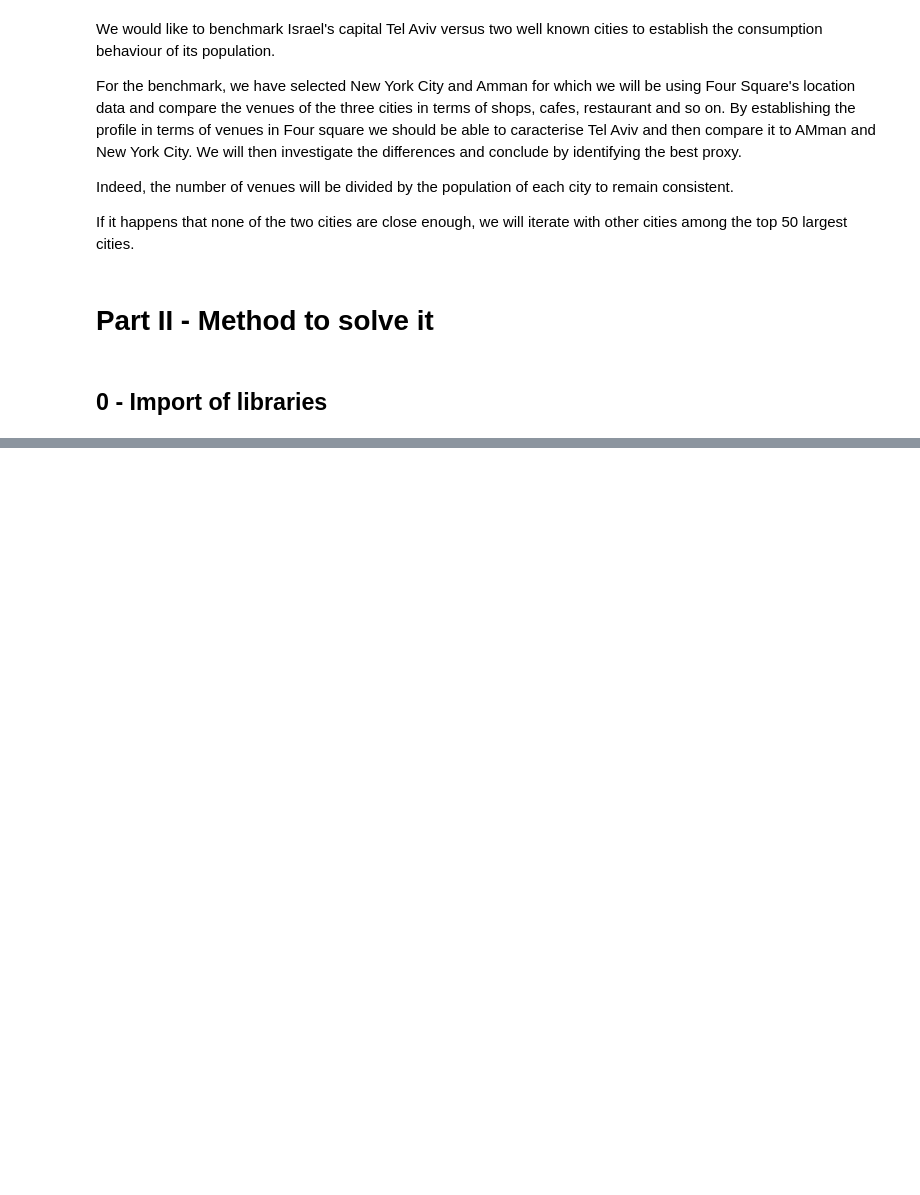
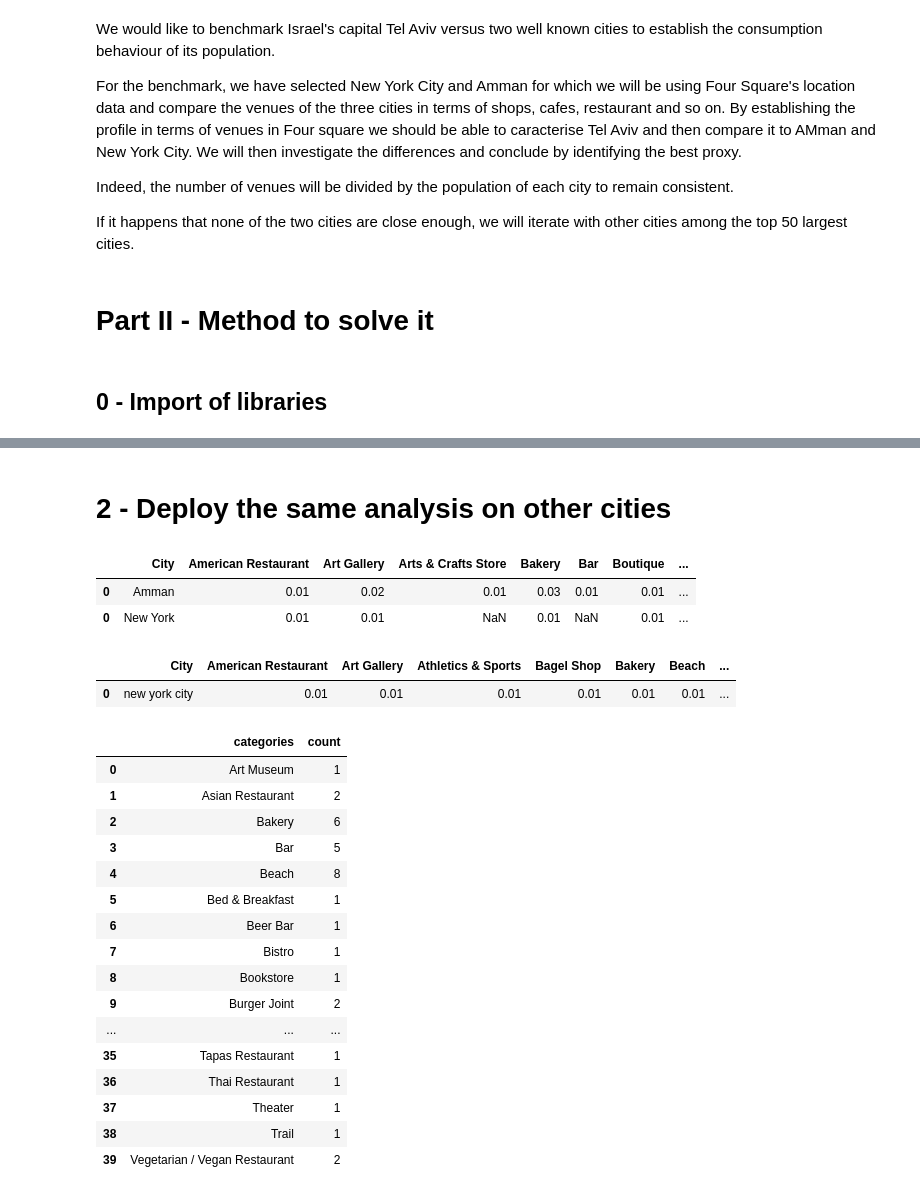
Before and after one commit to AdGir/DataScience_capstone, a Jupyter notebook: Compare_Israel_NYC_Amman.ipynb, the cells around one changed output, grey strips where cells are left out. Drawn from its saved outputs; the diff is of its cells as text; code cells hidden in the pictures; blank space fills up the shorter version.

```diff
--- a/Compare_Israel_NYC_Amman.ipynb
+++ b/Compare_Israel_NYC_Amman.ipynb
@@ -115,21 +117,5 @@ print('The geograpical coordinate of NYC are {}, {}.'.format(nyc_latitude, nyc_l
-# %%
-LIMIT = 1000 # limit of number of venues returned by Foursquare API
-
-radius = 10000 # define radius in meters
-
-# create URL
-
-url = 'https://api.foursquare.com/v2/venues/explore?&client_id={}&client_secret={}&v={}&ll={},{}&radius={}&limit={}'.format(
-    CLIENT_ID,
-    CLIENT_SECRET,
-    VERSION,
-    nyc_latitude,
-    nyc_longitude,
-    radius,
-    LIMIT)
-nyc_results = requests.get(url).json()
 # %%
-venues = nyc_results['response']['groups'][0]['items']
+venues = results['response']['groups'][0]['items']
 
 nearby_venues = json_normalize(venues) # flatten JSON
 
@@ -149,23 +139,0 @@ nearby_venues.head()
-# %%
-address = 'Israel'
-
-geolocator = Nominatim(user_agent="ny_explorer")
-location = geolocator.geocode(address)
-israel_latitude = location.latitude
-israel_longitude = location.longitude
-print('The geograpical coordinate of Israel are {}, {}.'.format(israel_latitude, israel_longitude))
-# %%
-LIMIT = 1000 # limit of number of venues returned by Foursquare API
-
-radius = 10000 # define radius in meters
-
-# create URL
-
-url = 'https://api.foursquare.com/v2/venues/explore?&client_id={}&client_secret={}&v={}&ll={},{}&radius={}&limit={}'.format(
-    CLIENT_ID,
-    CLIENT_SECRET,
-    VERSION,
-    israel_latitude,
-    israel_longitude,
-    radius,
-    LIMIT)
@@ -171,0 +160,2 @@ url = 'https://api.foursquare.com/v2/venues/explore?&client_id={}&client_secret=
+# %% [markdown]
+# 2 - Deploy the same analysis on other cities
@@ -171,0 +216,36 @@ url = 'https://api.foursquare.com/v2/venues/explore?&client_id={}&client_secret=
+# %%
+#Créer un dataframe vide avec en column les noms de tous les venues categories possibles et puis y append() les villes
+result = collect_venues('Amman')
+result = result.append(collect_venues('New York'), sort=False)
+result
+# %% [output]
+|  | City | American Restaurant | Art Gallery | Arts & Crafts Store | Bakery | Bar | Boutique | ... |
+| 0 | Amman | 0.01 | 0.02 | 0.01 | 0.03 | 0.01 | 0.01 | ... |
+| 0 | New York | 0.01 | 0.01 | NaN | 0.01 | NaN | 0.01 | ... |
+# %%
+result_nyc = collect_venues('new york city')
+result_nyc
+# %% [output]
+|  | City | American Restaurant | Art Gallery | Athletics & Sports | Bagel Shop | Bakery | Beach | ... |
+| 0 | new york city | 0.01 | 0.01 | 0.01 | 0.01 | 0.01 | 0.01 | ... |
+# %%
+result_telaviv = collect_venues('tel aviv')
+result_telaviv
+# %% [output]
+|  | categories | count |
+| 0 | Art Museum | 1 |
+| 1 | Asian Restaurant | 2 |
+| 2 | Bakery | 6 |
+| 3 | Bar | 5 |
+| 4 | Beach | 8 |
+| 5 | Bed & Breakfast | 1 |
+| 6 | Beer Bar | 1 |
+| 7 | Bistro | 1 |
+| 8 | Bookstore | 1 |
+| 9 | Burger Joint | 2 |
+| ... | ... | ... |
+| 35 | Tapas Restaurant | 1 |
+| 36 | Thai Restaurant | 1 |
+| 37 | Theater | 1 |
+| 38 | Trail | 1 |
+| 39 | Vegetarian / Vegan Restaurant | 2 |
```
Also changed, not shown: parts of 13 cells of this notebook.
